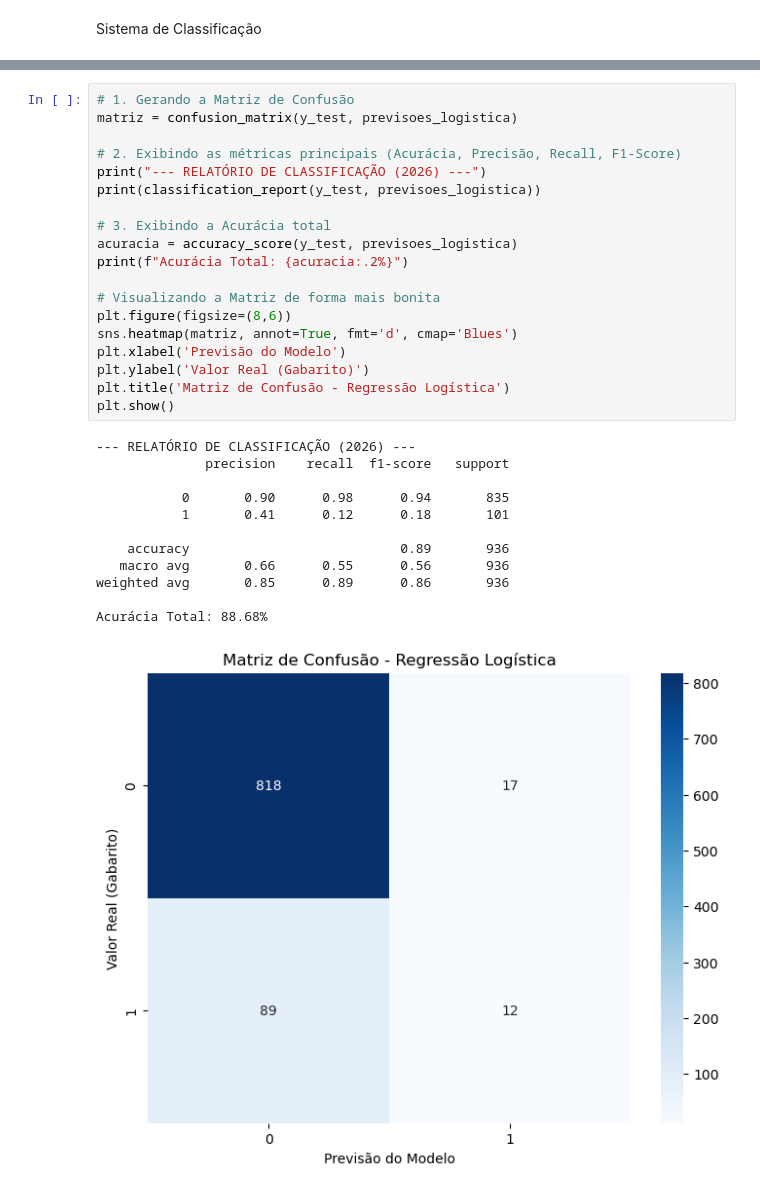
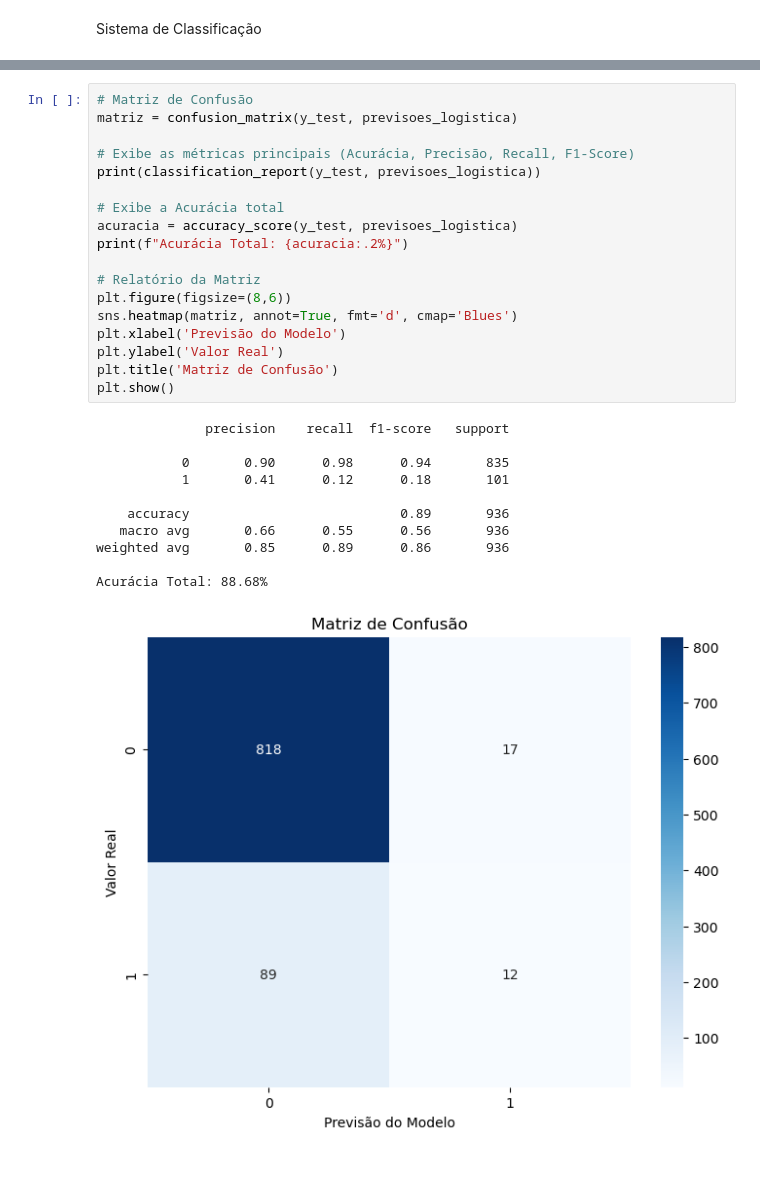
Before and after one commit to desyreegarcia/MachineLearning, a Jupyter notebook: Classificacao_e_Regressao.ipynb, the cells around one changed output, grey strips where cells are left out. Saved outputs shown, nothing was run; the diff lists cells and outputs as text.

```diff
--- a/Classificacao_e_Regressao.ipynb
+++ b/Classificacao_e_Regressao.ipynb
@@ -97,33 +103,31 @@ Primeiro modelo treinado com sucesso!
 # %%
-# 1. Gerando a Matriz de Confusão
+# Matriz de Confusão
 matriz = confusion_matrix(y_test, previsoes_logistica)
 
-# 2. Exibindo as métricas principais (Acurácia, Precisão, Recall, F1-Score)
-print("--- RELATÓRIO DE CLASSIFICAÇÃO (2026) ---")
+# Exibe as métricas principais (Acurácia, Precisão, Recall, F1-Score)
 print(classification_report(y_test, previsoes_logistica))
 
-# 3. Exibindo a Acurácia total
+# Exibe a Acurácia total
 acuracia = accuracy_score(y_test, previsoes_logistica)
 print(f"Acurácia Total: {acuracia:.2%}")
 
-# Visualizando a Matriz de forma mais bonita
+# Relatório da Matriz
 plt.figure(figsize=(8,6))
 sns.heatmap(matriz, annot=True, fmt='d', cmap='Blues')
 plt.xlabel('Previsão do Modelo')
-plt.ylabel('Valor Real (Gabarito)')
-plt.title('Matriz de Confusão - Regressão Logística')
+plt.ylabel('Valor Real')
+plt.title('Matriz de Confusão')
 plt.show()
 # %% [output]
---- RELATÓRIO DE CLASSIFICAÇÃO (2026) ---
               precision    recall  f1-score   support
 
            0       0.90      0.98      0.94       835
            1       0.41      0.12      0.18       101
 
     accuracy                           0.89       936
    macro avg       0.66      0.55      0.56       936
 weighted avg       0.85      0.89      0.86       936
 
 Acurácia Total: 88.68%
-[figure, old version]
+[figure, new version]
 # %%
```
Also changed, not shown: parts of 9 cells of this notebook.
